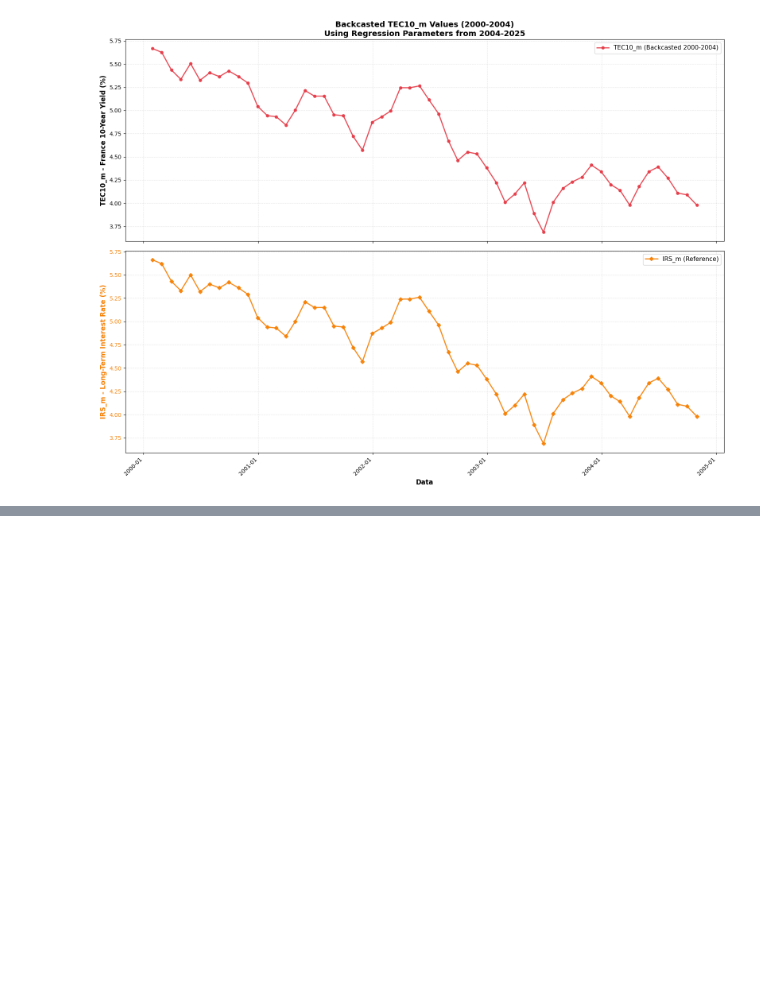
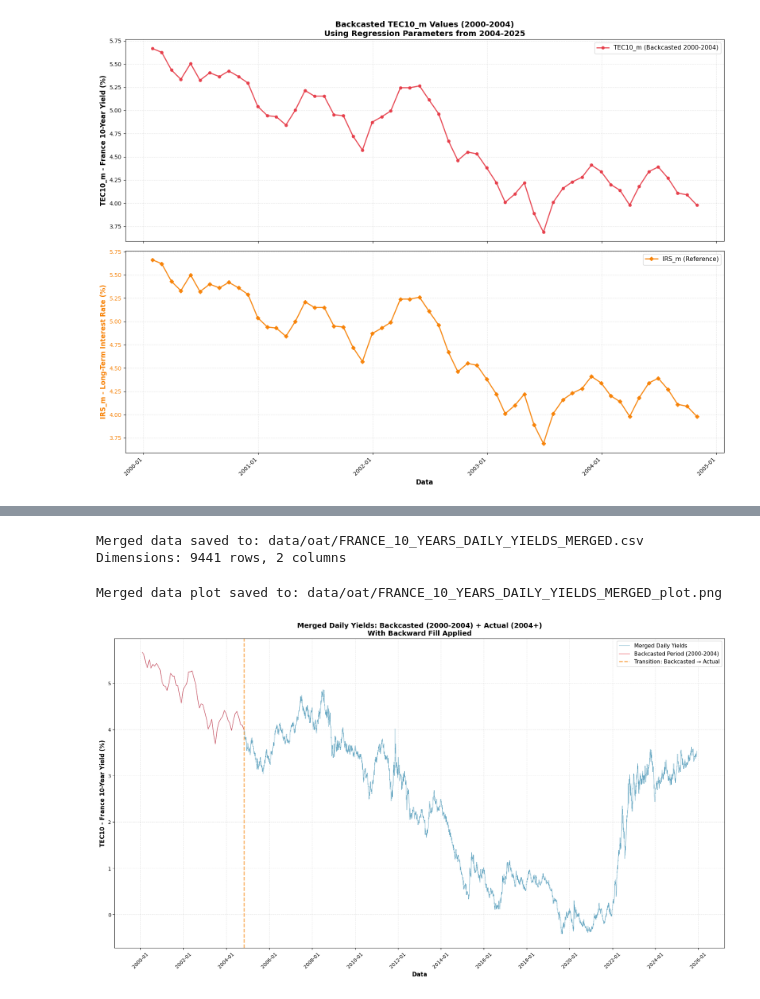
Before and after one commit to amedeos/fire-eu-analysis, a Jupyter notebook: src/07_oat_ecb.ipynb, the cells around one changed output, grey strips where cells are left out. Cells and saved outputs as stored; diff of their text form; code cells hidden in the pictures; blank space fills up the shorter version.

```diff
--- a/src/07_oat_ecb.ipynb
+++ b/src/07_oat_ecb.ipynb
@@ -521,0 +823,59 @@ Backcasting plot saved to: data/oat/TEC10_backcasted_2000_2004_plot.png
+# %%
+# Save merged data to CSV
+merged_output_file = 'data/oat/FRANCE_10_YEARS_DAILY_YIELDS_MERGED.csv'
+os.makedirs(os.path.dirname(merged_output_file), exist_ok=True)
+
+# Format date as string for CSV
+df_complete_save = df_complete.copy()
+df_complete_save['date'] = df_complete_save['date'].dt.strftime('%Y-%m-%d')
+
+df_complete_save.to_csv(merged_output_file, index=False)
+print(f"Merged data saved to: {merged_output_file}")
+print(f"Dimensions: {len(df_complete_save)} rows, {len(df_complete_save.columns)} columns")
+# %% [output]
+Merged data saved to: data/oat/FRANCE_10_YEARS_DAILY_YIELDS_MERGED.csv
+Dimensions: 9441 rows, 2 columns
+# %%
+# Create a plot showing the merged data
+plt.figure(figsize=(18, 10))
+
+# Plot the entire merged series
+plt.plot(df_complete['date'], df_complete['value'],
+         linewidth=0.8, color='#2E86AB', alpha=0.7,
+         label='Merged Daily Yields')
+
+# Highlight the backcasted period (2000-2004)
+backcast_end = pd.to_datetime('2004-10-31')
+df_backcasted_plot = df_complete[df_complete['date'] <= backcast_end].copy()
+if len(df_backcasted_plot) > 0:
+    plt.plot(df_backcasted_plot['date'], df_backcasted_plot['value'],
+            linewidth=1, color='#E63946', alpha=0.8,
+            label='Backcasted Period (2000-2004)')
+
+# Add vertical line to show transition point
+if len(df_backcasted_plot) > 0:
+    plt.axvline(x=backcast_end, color='#F77F00', linestyle='--', linewidth=2,
+               alpha=0.7, label='Transition: Backcasted → Actual')
+
+plt.xlabel('Data', fontsize=12, fontweight='bold')
+plt.ylabel('TEC10 - France 10-Year Yield (%)', fontsize=12, fontweight='bold')
+plt.title('Merged Daily Yields: Backcasted (2000-2004) + Actual (2004+)\nWith Backward Fill Applied',
+          fontsize=14, fontweight='bold')
+plt.grid(True, alpha=0.3, linestyle='--')
+plt.legend(loc='best', fontsize=11)
+plt.tight_layout()
+
+# Format x-axis dates
+plt.gca().xaxis.set_major_formatter(mdates.DateFormatter('%Y-%m'))
+plt.gca().xaxis.set_major_locator(mdates.YearLocator(2))  # Show every 2 years
+plt.xticks(rotation=45)
+
+# Save plot
+plot_file = 'data/oat/FRANCE_10_YEARS_DAILY_YIELDS_MERGED_plot.png'
+plt.savefig(plot_file, dpi=150, bbox_inches='tight')
+print(f"Merged data plot saved to: {plot_file}")
+
+plt.show()
+# %% [output]
+Merged data plot saved to: data/oat/FRANCE_10_YEARS_DAILY_YIELDS_MERGED_plot.png
+[figure, added]
```
Also changed, not shown: parts of 11 cells of this notebook.
